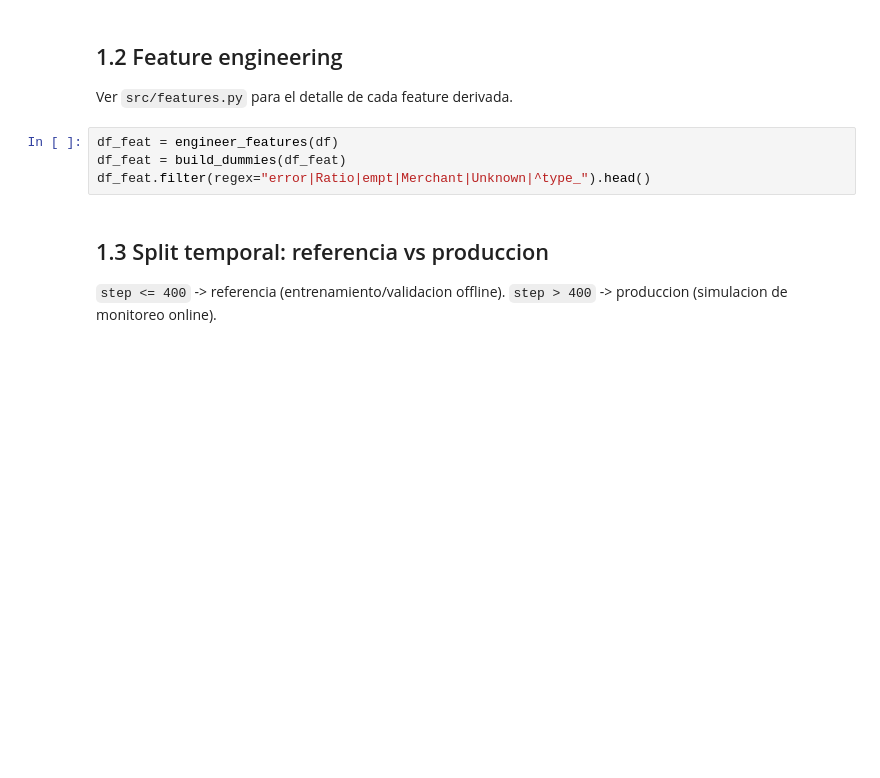
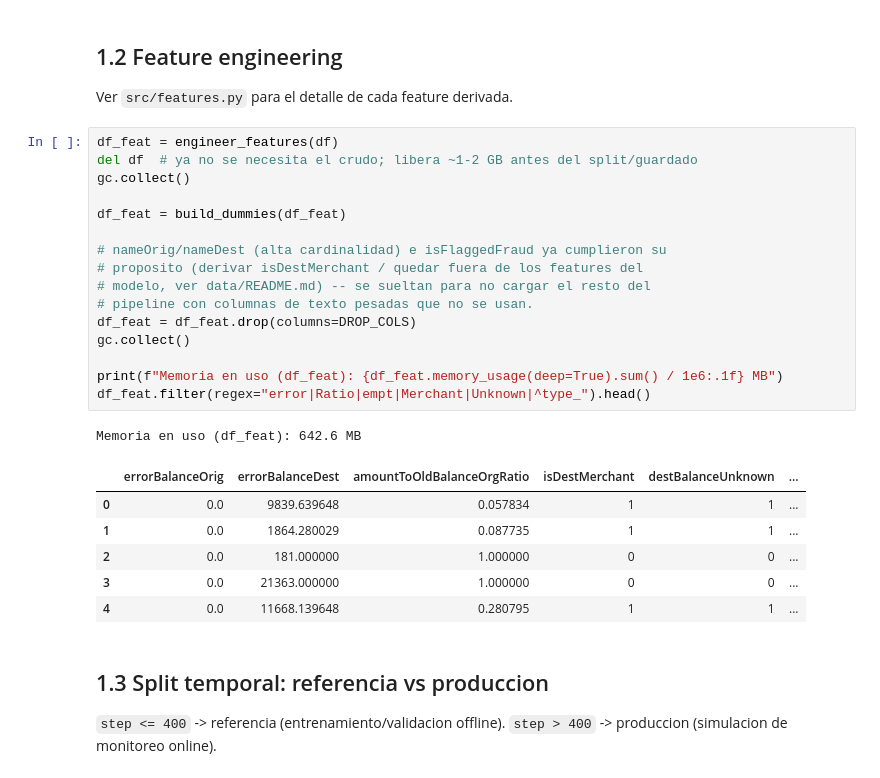
Before and after one commit to macho9099/Proyecto_ML_Engineering_DSRP_III_2026_Fraud_Detection, a Jupyter notebook: notebooks/1.0-preprocesamiento-datos.ipynb, the cells around one changed output. Saved outputs shown, nothing was run; the diff lists cells and outputs as text; blank space fills up the shorter version.

```diff
--- a/notebooks/1.0-preprocesamiento-datos.ipynb
+++ b/notebooks/1.0-preprocesamiento-datos.ipynb
@@ -61,8 +154,28 @@ assert set(fraud_by_type.index) <= {"TRANSFER", "CASH_OUT"}, "Fraude fuera de TR
 Ver `src/features.py` para el detalle de cada feature derivada.
 # %%
 df_feat = engineer_features(df)
+del df  # ya no se necesita el crudo; libera ~1-2 GB antes del split/guardado
+gc.collect()
+
 df_feat = build_dummies(df_feat)
+
+# nameOrig/nameDest (alta cardinalidad) e isFlaggedFraud ya cumplieron su
+# proposito (derivar isDestMerchant / quedar fuera de los features del
+# modelo, ver data/README.md) -- se sueltan para no cargar el resto del
+# pipeline con columnas de texto pesadas que no se usan.
+df_feat = df_feat.drop(columns=DROP_COLS)
+gc.collect()
+
+print(f"Memoria en uso (df_feat): {df_feat.memory_usage(deep=True).sum() / 1e6:.1f} MB")
 df_feat.filter(regex="error|Ratio|empt|Merchant|Unknown|^type_").head()
+# %% [output]
+Memoria en uso (df_feat): 642.6 MB
+|  | errorBalanceOrig | errorBalanceDest | amountToOldBalanceOrgRatio | isDestMerchant | destBalanceUnknown | ... |
+| 0 | 0.0 | 9839.639648 | 0.057834 | 1 | 1 | ... |
+| 1 | 0.0 | 1864.280029 | 0.087735 | 1 | 1 | ... |
+| 2 | 0.0 | 181.000000 | 1.000000 | 0 | 0 | ... |
+| 3 | 0.0 | 21363.000000 | 1.000000 | 0 | 0 | ... |
+| 4 | 0.0 | 11668.139648 | 0.280795 | 1 | 1 | ... |
 # %% [markdown]
 ## 1.3 Split temporal: referencia vs produccion
 
```
Also changed, not shown: parts of 7 cells of this notebook, 8 other files.
